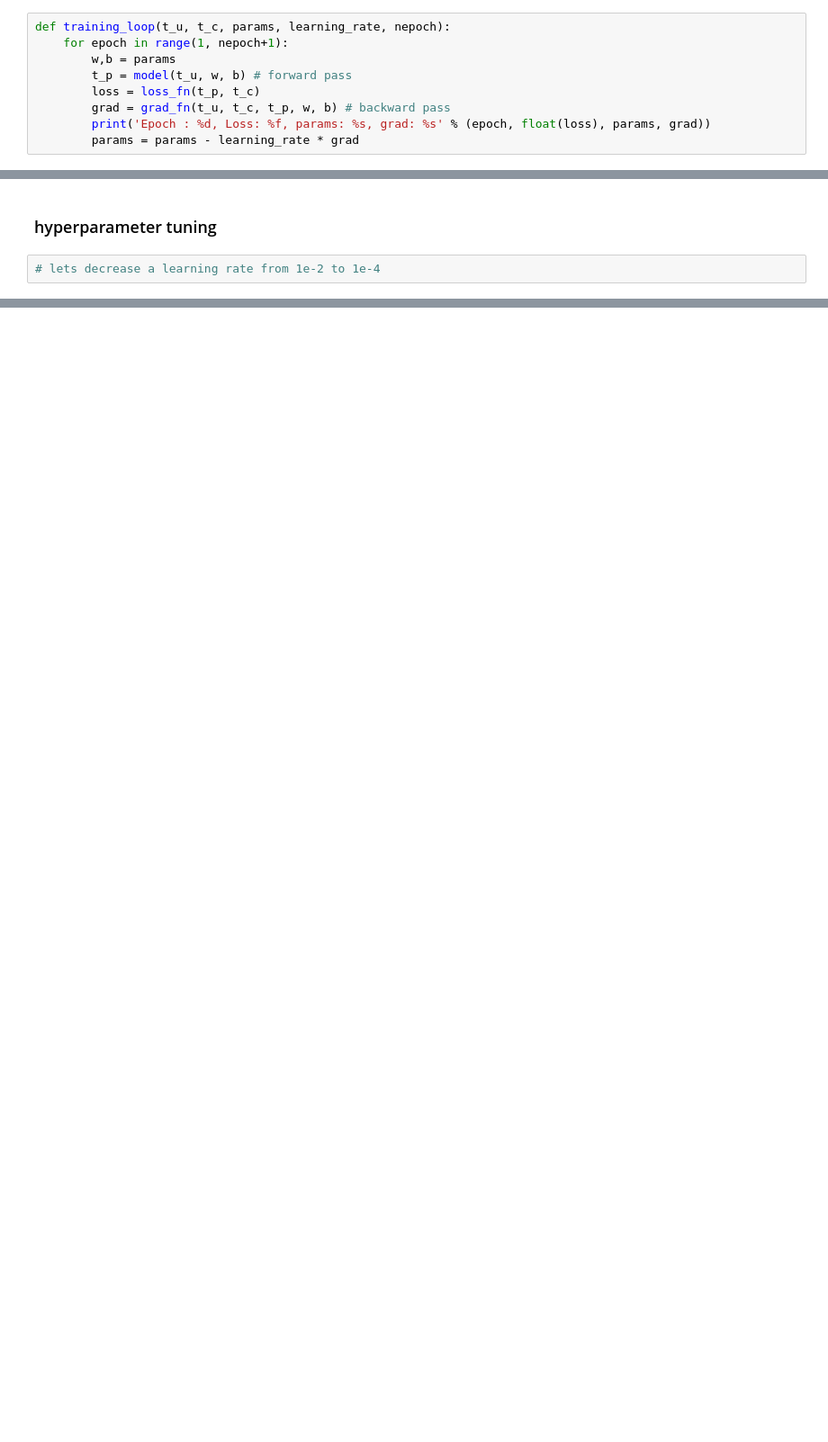
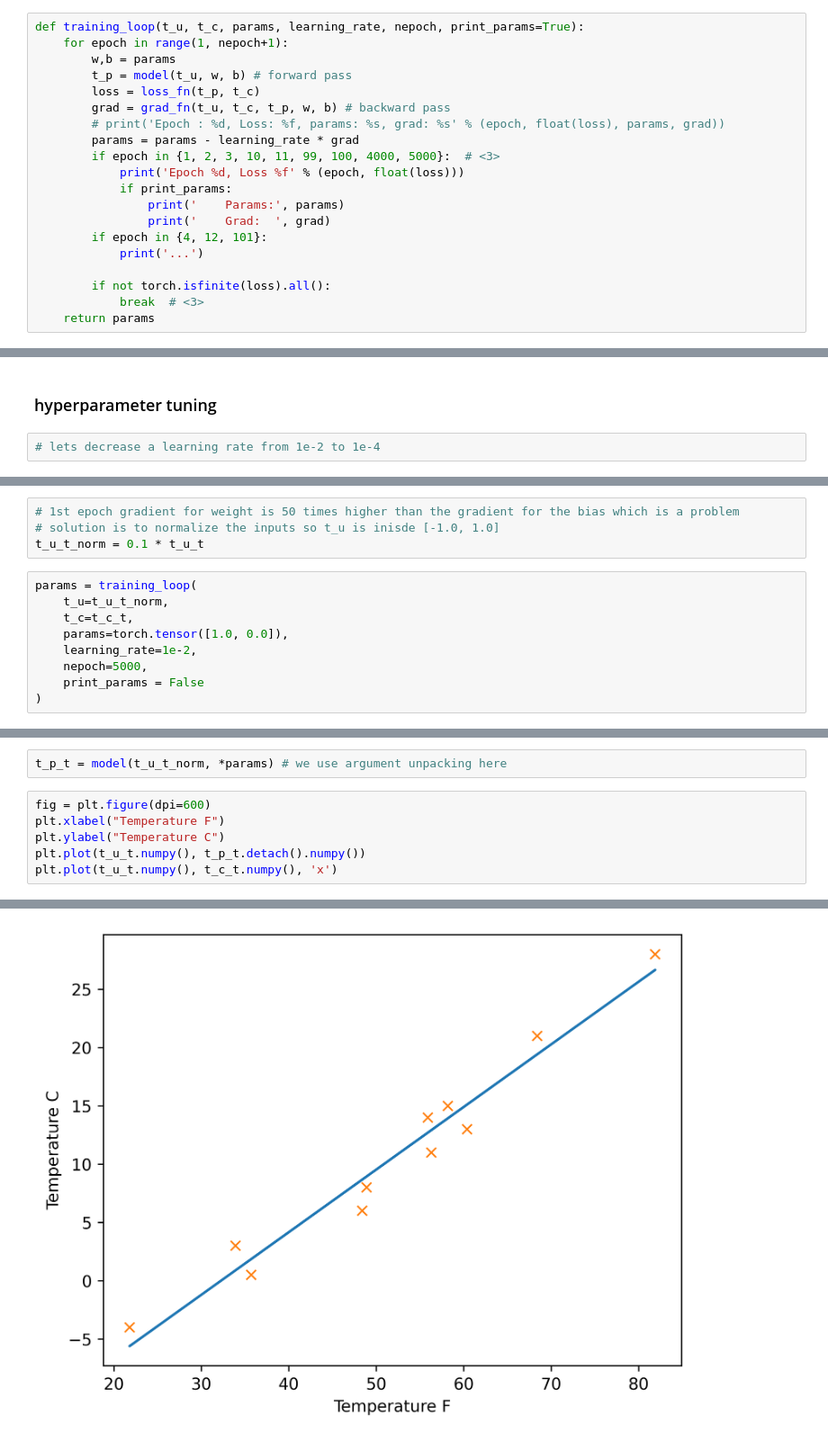
Before and after one commit to soanni/pytorch-experiments, a Jupyter notebook: ch05/regression.ipynb, the cells around one changed output, grey strips where cells are left out. Shown at 90% size. Drawn from its saved outputs; the diff is of its cells as text; blank space fills up the shorter version.

```diff
--- a/ch05/regression.ipynb
+++ b/ch05/regression.ipynb
@@ -178,14 +178,25 @@ def grad_fn(t_u, t_c, t_p, w, b):
 # With our current implementation, we’re using the entire dataset in each iteration, so one iteration equals one epoch.
 # In larger datasets, we’ll typically split data into batches, requiring multiple iterations to complete a single epoch
 # %%
-def training_loop(t_u, t_c, params, learning_rate, nepoch):
+def training_loop(t_u, t_c, params, learning_rate, nepoch, print_params=True):
     for epoch in range(1, nepoch+1):
         w,b = params
         t_p = model(t_u, w, b) # forward pass
         loss = loss_fn(t_p, t_c)
         grad = grad_fn(t_u, t_c, t_p, w, b) # backward pass
-        print('Epoch : %d, Loss: %f, params: %s, grad: %s' % (epoch, float(loss), params, grad))
+        # print('Epoch : %d, Loss: %f, params: %s, grad: %s' % (epoch, float(loss), params, grad))
         params = params - learning_rate * grad
+        if epoch in {1, 2, 3, 10, 11, 99, 100, 4000, 5000}:  # <3>
+            print('Epoch %d, Loss %f' % (epoch, float(loss)))
+            if print_params:
+                print('    Params:', params)
+                print('    Grad:  ', grad)
+        if epoch in {4, 12, 101}:
+            print('...')
+
+        if not torch.isfinite(loss).all():
+            break  # <3>
+    return params
 # %%
 # we see overfitting
 training_loop(
@@ -248,0 +263,13 @@ Epoch : 100, Loss: 29.022669, params: tensor([ 0.2327, -0.0435]), grad: tensor([
+# %%
+# 1st epoch gradient for weight is 50 times higher than the gradient for the bias which is a problem
+# solution is to normalize the inputs so t_u is inisde [-1.0, 1.0]
+t_u_t_norm = 0.1 * t_u_t
+# %%
+params = training_loop(
+    t_u=t_u_t_norm,
+    t_c=t_c_t,
+    params=torch.tensor([1.0, 0.0]),
+    learning_rate=1e-2,
+    nepoch=5000,
+    print_params = False
+)
@@ -248,0 +299,9 @@ Epoch : 100, Loss: 29.022669, params: tensor([ 0.2327, -0.0435]), grad: tensor([
+# %%
+t_p_t = model(t_u_t_norm, *params) # we use argument unpacking here
+# %%
+fig = plt.figure(dpi=600)
+plt.xlabel("Temperature F")
+plt.ylabel("Temperature C")
+plt.plot(t_u_t.numpy(), t_p_t.detach().numpy())
+plt.plot(t_u_t.numpy(), t_c_t.numpy(), 'x')
+# %% [output]
@@ -248,0 +309 @@ Epoch : 100, Loss: 29.022669, params: tensor([ 0.2327, -0.0435]), grad: tensor([
+[figure, added]
```
Also changed, not shown: parts of 28 cells of this notebook.
